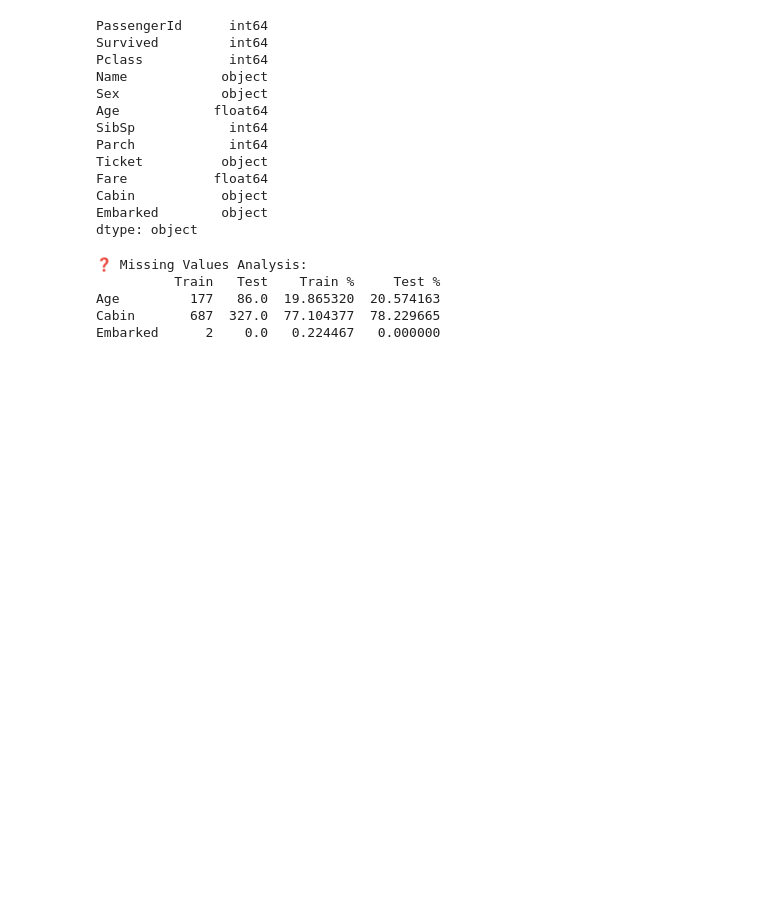
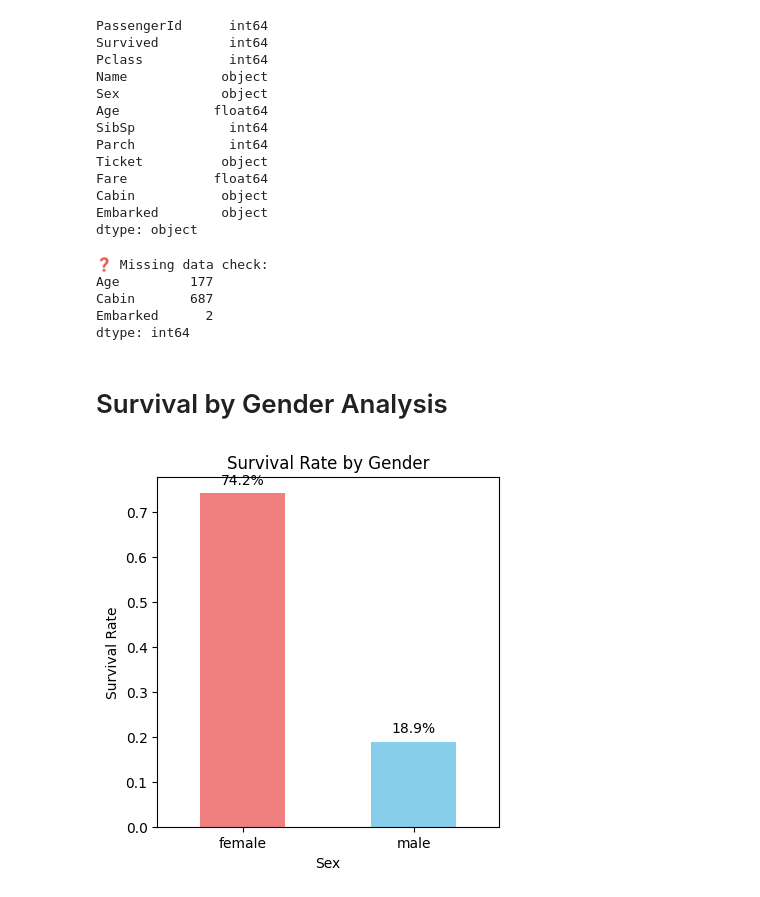
Before and after one commit to Ian-Chin/TitanicComp, a Jupyter notebook: titanic-competiton-book.ipynb, the cells around one changed output. Drawn from its saved outputs; the diff is of its cells as text; code cells hidden in the pictures; blank space fills up the shorter version.

```diff
--- a/titanic-competiton-book.ipynb
+++ b/titanic-competiton-book.ipynb
@@ -101,22 +106,29 @@ Fare           float64
 Cabin           object
 Embarked        object
 dtype: object
-# %%
-print("\n❓ Missing Values Analysis:")
-missing_train = train_df.isnull().sum()
-missing_test = test_df.isnull().sum()
-
-missing_df = pd.DataFrame({
-    'Train': missing_train,
-    'Test': missing_test,
-    'Train %': (missing_train / len(train_df)) * 100,
-    'Test %': (missing_test / len(test_df)) * 100
-})
-
-print(missing_df[missing_df['Train'] > 0])
-# %% [output]
-❓ Missing Values Analysis:
-          Train   Test    Train %     Test %
-Age         177   86.0  19.865320  20.574163
-Cabin       687  327.0  77.104377  78.229665
-Embarked      2    0.0   0.224467   0.000000
+# %%
+print("\n❓ Missing data check:")
+missing_data = train_df.isnull().sum()
+print(missing_data[missing_data > 0])
+# %% [output]
+❓ Missing data check:
+Age         177
+Cabin       687
+Embarked      2
+dtype: int64
+# %% [markdown]
+# Survival by Gender Analysis
+# %%
+plt.figure(figsize=(15, 10))
+
+plt.subplot(2, 3, 1)
+survival_by_sex = train_df.groupby('Sex')['Survived'].mean()
+survival_by_sex.plot(kind='bar', color=['lightcoral', 'skyblue'])
+plt.title('Survival Rate by Gender')
+plt.ylabel('Survival Rate')
+plt.xticks(rotation=0)
+
+for i, v in enumerate(survival_by_sex):
+    plt.text(i, v + 0.02, f'{v:.1%}', ha='center')
+# %% [output]
+[figure, added]
```
Also changed, not shown: parts of 1 cell of this notebook.
